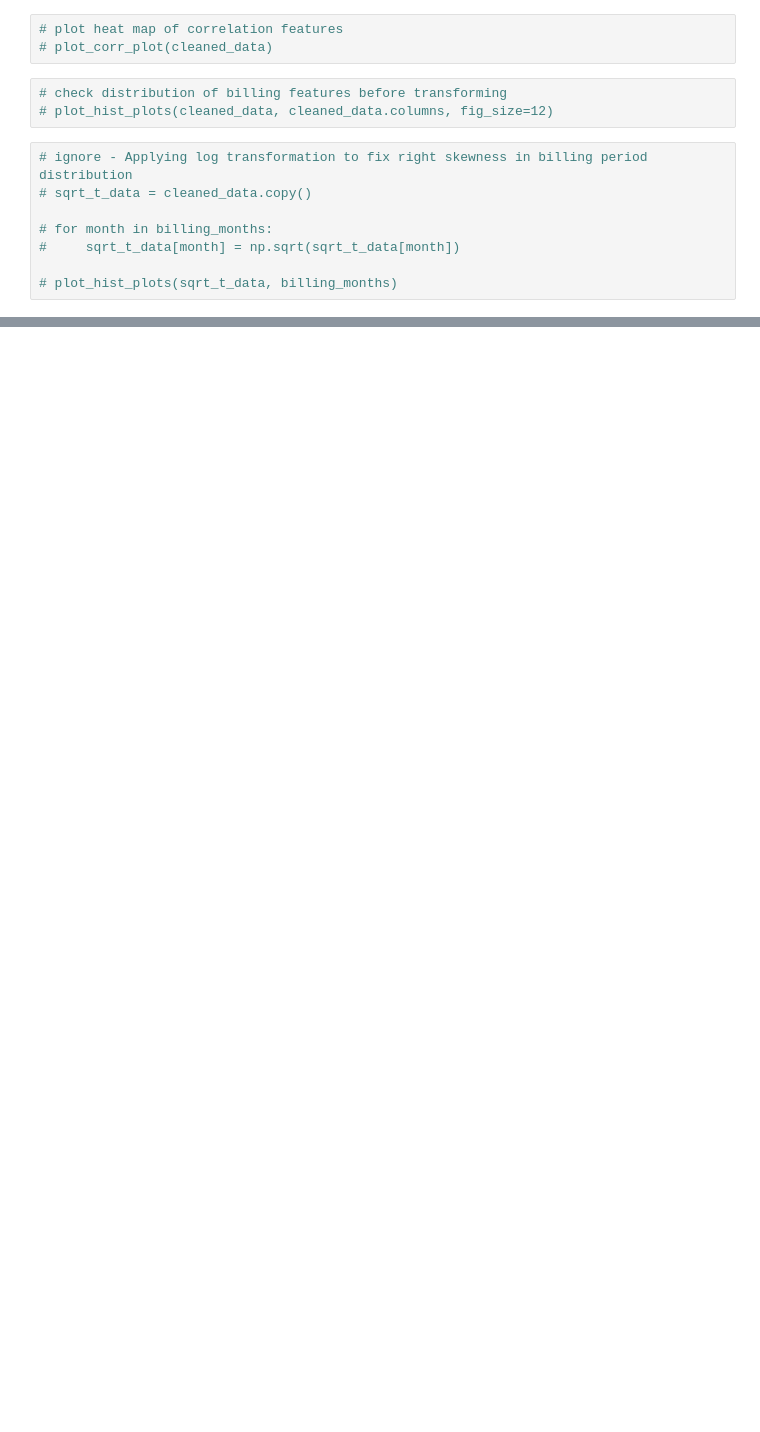
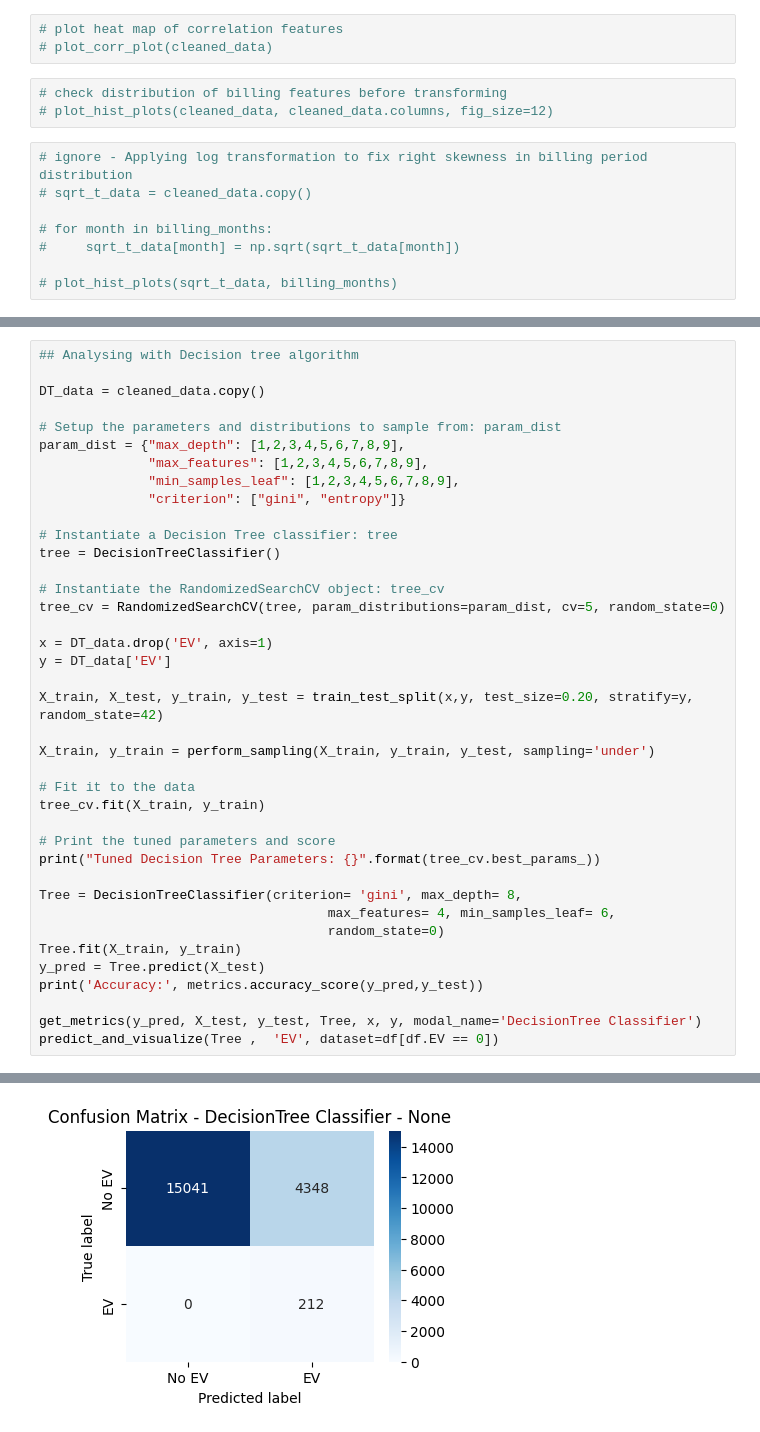
Before and after one commit to varunthefalcon/QUB_Energia, a Jupyter notebook: Answer.ipynb, the cells around one changed output, grey strips where cells are left out. Cells and saved outputs as stored; diff of their text form; blank space fills up the shorter version.

```diff
--- a/Answer.ipynb
+++ b/Answer.ipynb
@@ -458,0 +376,40 @@ print (f'Accuracy - : {SVM_Model.score(X,y):.3f}')
+# %%
+## Analysing with Decision tree algorithm
+
+DT_data = cleaned_data.copy()
+
+# Setup the parameters and distributions to sample from: param_dist
+param_dist = {"max_depth": [1,2,3,4,5,6,7,8,9],
+              "max_features": [1,2,3,4,5,6,7,8,9],
+              "min_samples_leaf": [1,2,3,4,5,6,7,8,9],
+              "criterion": ["gini", "entropy"]}
+
+# Instantiate a Decision Tree classifier: tree
+tree = DecisionTreeClassifier()
+
+# Instantiate the RandomizedSearchCV object: tree_cv
+tree_cv = RandomizedSearchCV(tree, param_distributions=param_dist, cv=5, random_state=0)
+
+x = DT_data.drop('EV', axis=1)
+y = DT_data['EV']
+
+X_train, X_test, y_train, y_test = train_test_split(x,y, test_size=0.20, stratify=y, random_state=42)
+
+X_train, y_train = perform_sampling(X_train, y_train, y_test, sampling='under')
+
+# Fit it to the data
+tree_cv.fit(X_train, y_train)
+
+# Print the tuned parameters and score
+print("Tuned Decision Tree Parameters: {}".format(tree_cv.best_params_))
+
+Tree = DecisionTreeClassifier(criterion= 'gini', max_depth= 8,
+                                     max_features= 4, min_samples_leaf= 6,
+                                     random_state=0)
+Tree.fit(X_train, y_train)
+y_pred = Tree.predict(X_test)
+print('Accuracy:', metrics.accuracy_score(y_pred,y_test))
+
+get_metrics(y_pred, X_test, y_test, Tree, x, y, modal_name='DecisionTree Classifier')
+predict_and_visualize(Tree ,  'EV', dataset=df[df.EV == 0])
+# %% [output]
@@ -458,0 +433 @@ print (f'Accuracy - : {SVM_Model.score(X,y):.3f}')
+[figure, added]
```
Also changed, not shown: parts of 22 cells of this notebook.
